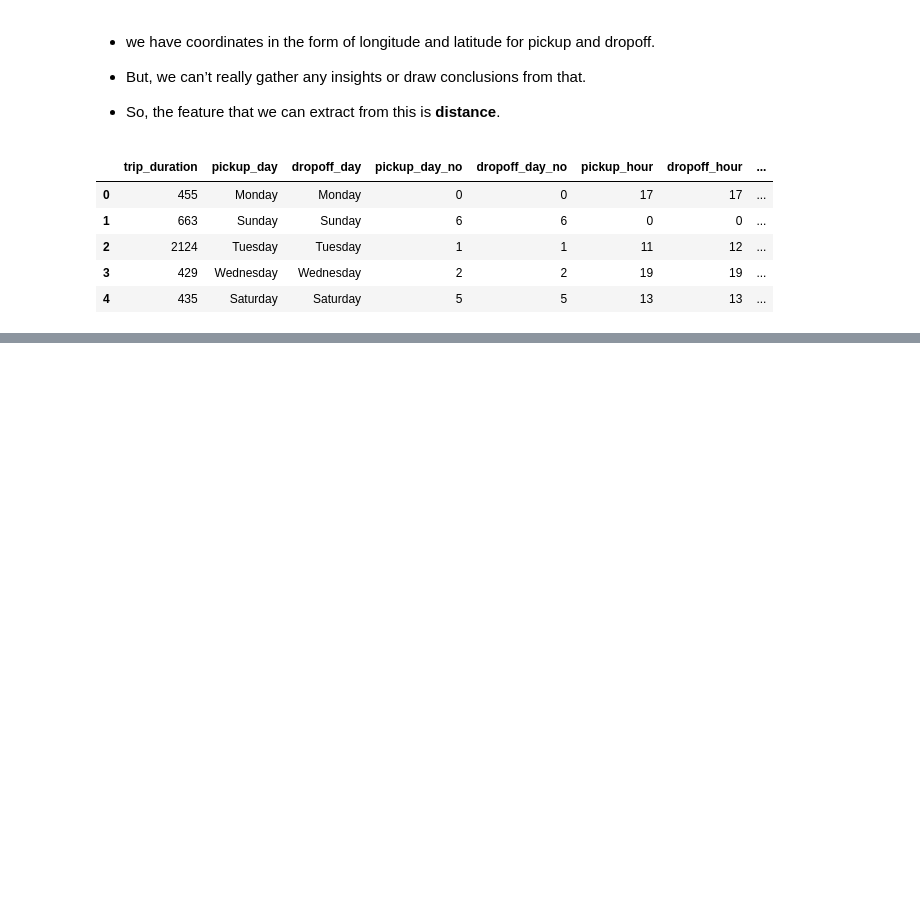
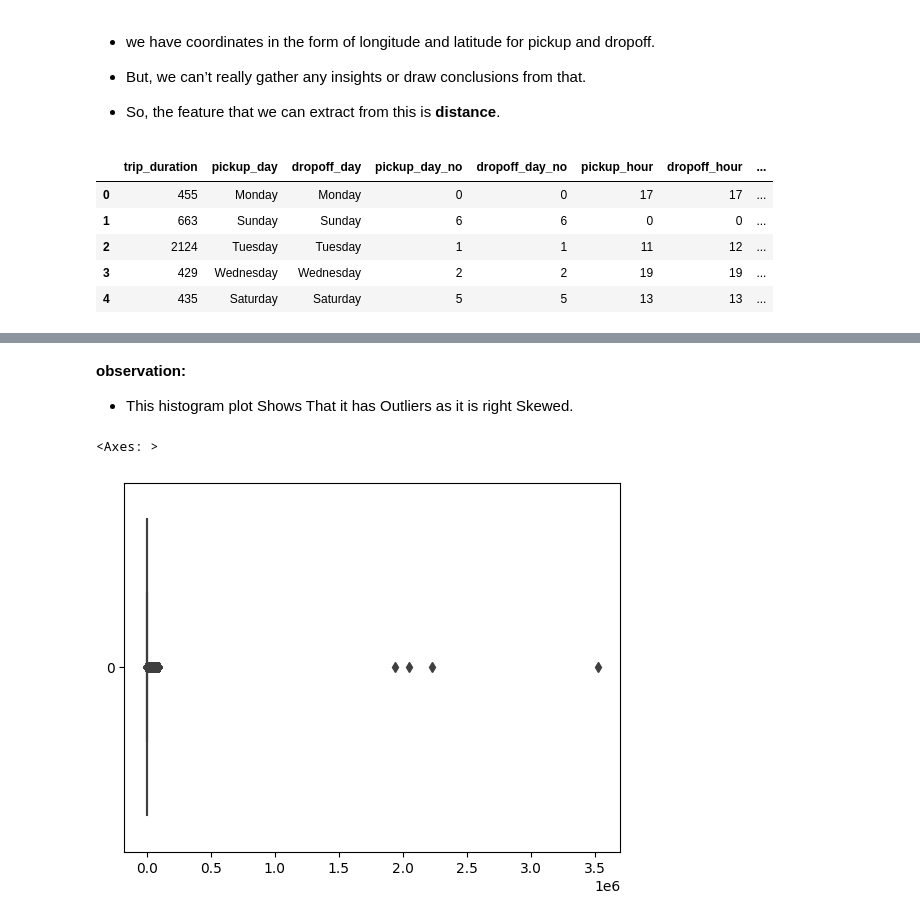
Before and after one commit to amitkr6342/AlmaBetter--NYC-Taxi-Trip-Time-Prediction--Regression-Project, a Jupyter notebook: NYC_Taxi_Trip_Time_Prediction.ipynb, the cells around one changed output, grey strips where cells are left out. Saved outputs shown, nothing was run; the diff lists cells and outputs as text; code cells hidden in the pictures; blank space fills up the shorter version.

```diff
--- a/NYC_Taxi_Trip_Time_Prediction.ipynb
+++ b/NYC_Taxi_Trip_Time_Prediction.ipynb
@@ -279,0 +300,10 @@ df.iloc[:,10:].head()
+# %% [markdown]
+**observation:**
+
+* This histogram plot Shows That it has Outliers as it is right Skewed.
+# %%
+# Box Plot to see if there are any Outliers
+sns.boxplot(df['trip_duration'], orient='horizontal')
+# %% [output]
+<Axes: >
+[figure, added]
```
Also changed, not shown: parts of 15 cells of this notebook.
